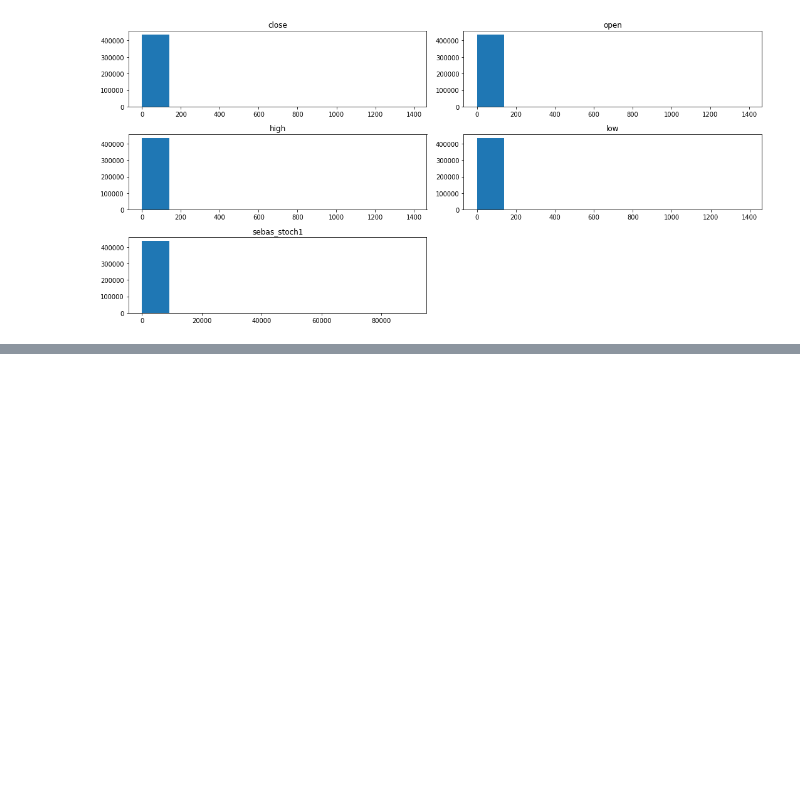
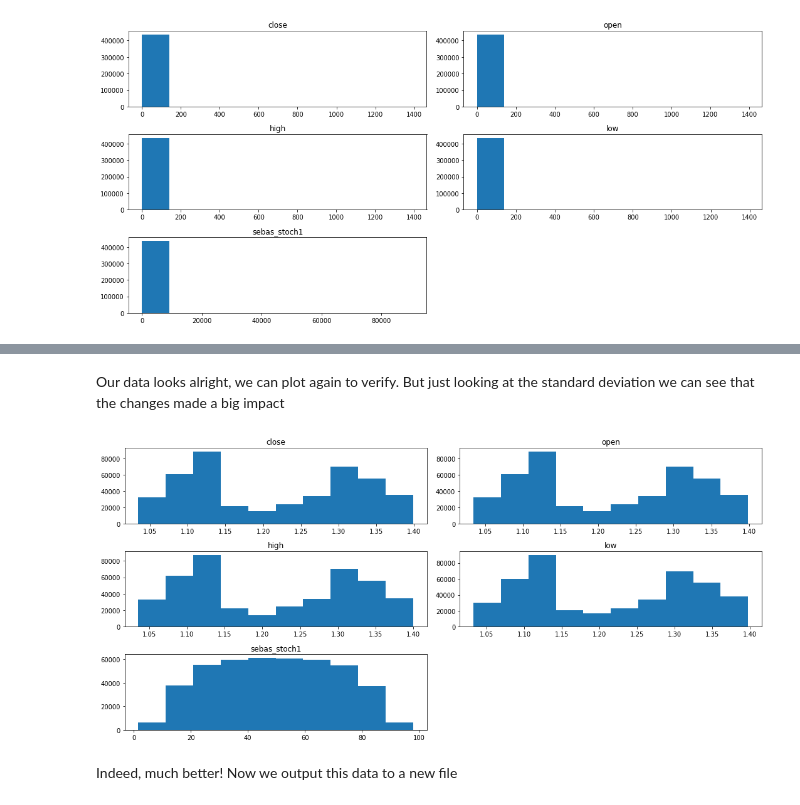
Before and after one commit to mathetes87/machine-learning-1, a Jupyter notebook: projects/capstone/Forex Predict/Preprocess data.ipynb, the cells around one changed output, grey strips where cells are left out. Saved outputs shown, nothing was run; the diff lists cells and outputs as text; code cells hidden in the pictures; blank space fills up the shorter version.

```diff
--- a/projects/capstone/Forex Predict/Preprocess data.ipynb
+++ b/projects/capstone/Forex Predict/Preprocess data.ipynb
@@ -45,10 +45,13 @@ There seems to be some strange outliers in the first 5 columns, let's see how th
 # %%
-fig = plt.figure(figsize=(15,7))
-for i in range(1,6):
-    ax = fig.add_subplot(320 + i)
-    ax.hist(data[data.columns[i]], label='a')
-    ax.title.set_text(data.columns[i])
-plt.tight_layout()
-plt.show()
+def plot_data(data):
+    fig = plt.figure(figsize=(15,7))
+    for i in range(1,6):
+        ax = fig.add_subplot(320 + i)
+        ax.hist(data[data.columns[i]], label='a')
+        ax.title.set_text(data.columns[i])
+    plt.tight_layout()
+    plt.show()
+
+plot_data(data)
 # %% [output]
 [figure]
@@ -58,0 +76,13 @@ KeyError: 0
+# %%
+# we will modify only the affected columns' values
+for j in range(1,6):
+    # to speed things up we first sort the column, so we don't compare to all the rows
+    data_sorted = data.sort_values(data.columns[j], ascending=False, inplace=False)
+
+    for i, row in data_sorted.iterrows():
+        if row[j] > 1000:
+            data.iloc[i, j] /= 1000
+        else:
+            # break loop for this column
+            break
+data.describe()
@@ -58,0 +99,8 @@ KeyError: 0
+# %% [markdown]
+Our data looks alright, we can plot again to verify. But just looking at the standard deviation we can see that the changes made a big impact
+# %%
+plot_data(data)
+# %% [output]
+[figure, added]
+# %% [markdown]
+Indeed, much better! Now we output this data to a new file
```
Also changed, not shown: parts of 8 cells of this notebook, 1 other file.
